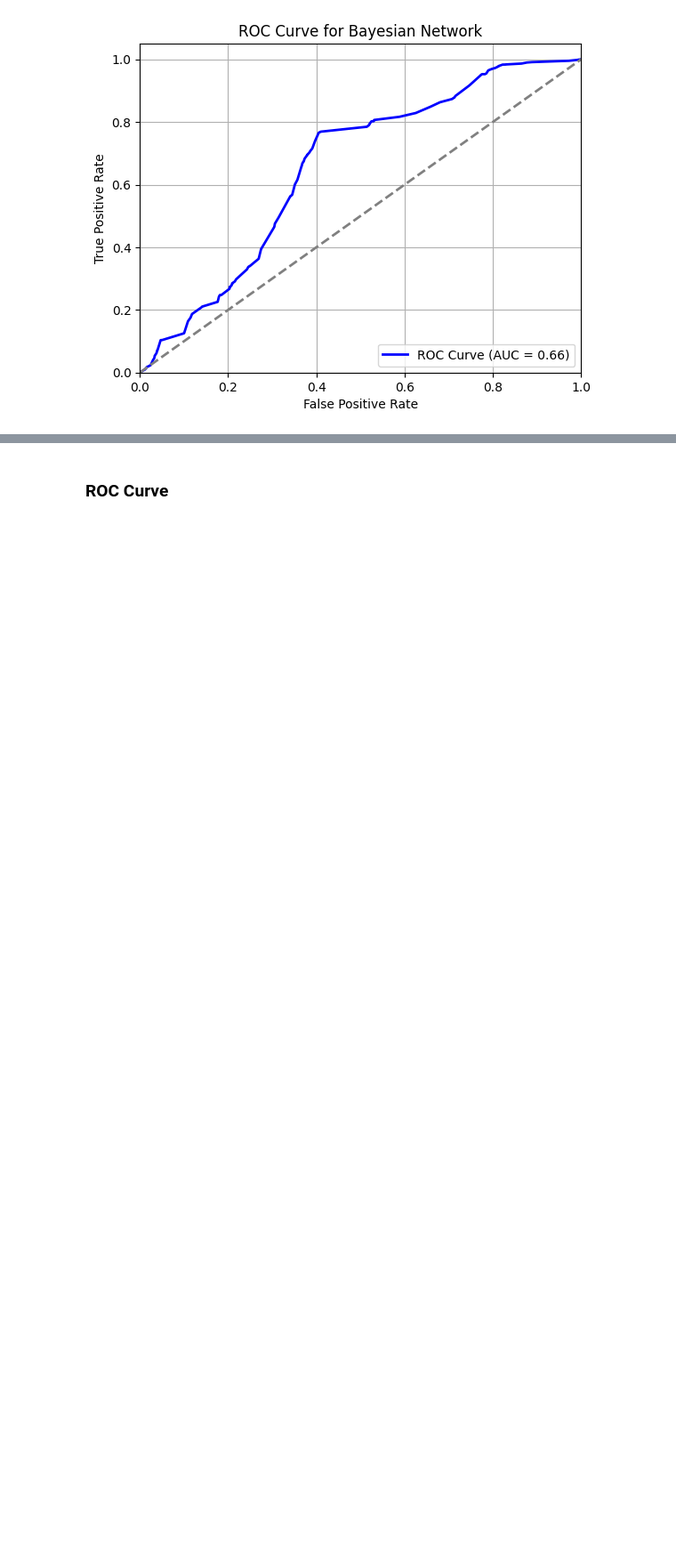
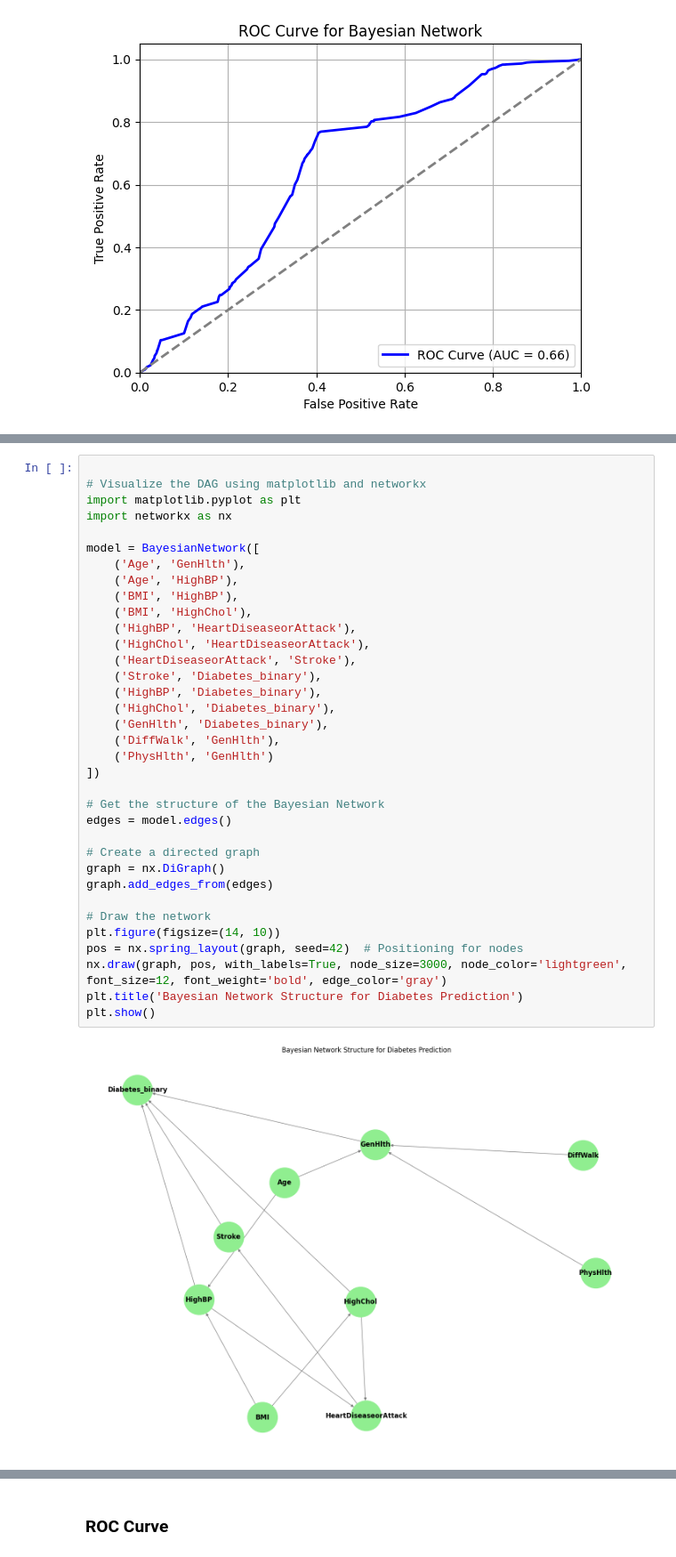
Before and after one commit to bcwein/PCS956-Project, a Jupyter notebook: notebooks/exploration.ipynb, the cells around one changed output, grey strips where cells are left out. Shown at 89% size. Drawn from its saved outputs; the diff is of its cells as text; blank space fills up the shorter version.

```diff
--- a/notebooks/exploration.ipynb
+++ b/notebooks/exploration.ipynb
@@ -1234,3 +1259,40 @@ plt.show()
+# %%
+
+# Visualize the DAG using matplotlib and networkx
+import matplotlib.pyplot as plt
+import networkx as nx
+
+model = BayesianNetwork([
+    ('Age', 'GenHlth'),
+    ('Age', 'HighBP'),
+    ('BMI', 'HighBP'),
+    ('BMI', 'HighChol'),
+    ('HighBP', 'HeartDiseaseorAttack'),
+    ('HighChol', 'HeartDiseaseorAttack'),
+    ('HeartDiseaseorAttack', 'Stroke'),
+    ('Stroke', 'Diabetes_binary'),
+    ('HighBP', 'Diabetes_binary'),
+    ('HighChol', 'Diabetes_binary'),
+    ('GenHlth', 'Diabetes_binary'),
+    ('DiffWalk', 'GenHlth'),
+    ('PhysHlth', 'GenHlth')
+])
+
+# Get the structure of the Bayesian Network
+edges = model.edges()
+
+# Create a directed graph
+graph = nx.DiGraph()
+graph.add_edges_from(edges)
+
+# Draw the network
+plt.figure(figsize=(14, 10))
+pos = nx.spring_layout(graph, seed=42)  # Positioning for nodes
+nx.draw(graph, pos, with_labels=True, node_size=3000, node_color='lightgreen', font_size=12, font_weight='bold', edge_color='gray')
+plt.title('Bayesian Network Structure for Diabetes Prediction')
+plt.show()
+# %% [output]
+[figure, added]
 # %%
 cdc_diabetes_health_indicators = fetch_ucirepo(id=891)
 X = cdc_diabetes_health_indicators.data.features
```
Also changed, not shown: parts of 20 cells of this notebook, 8 other files.
